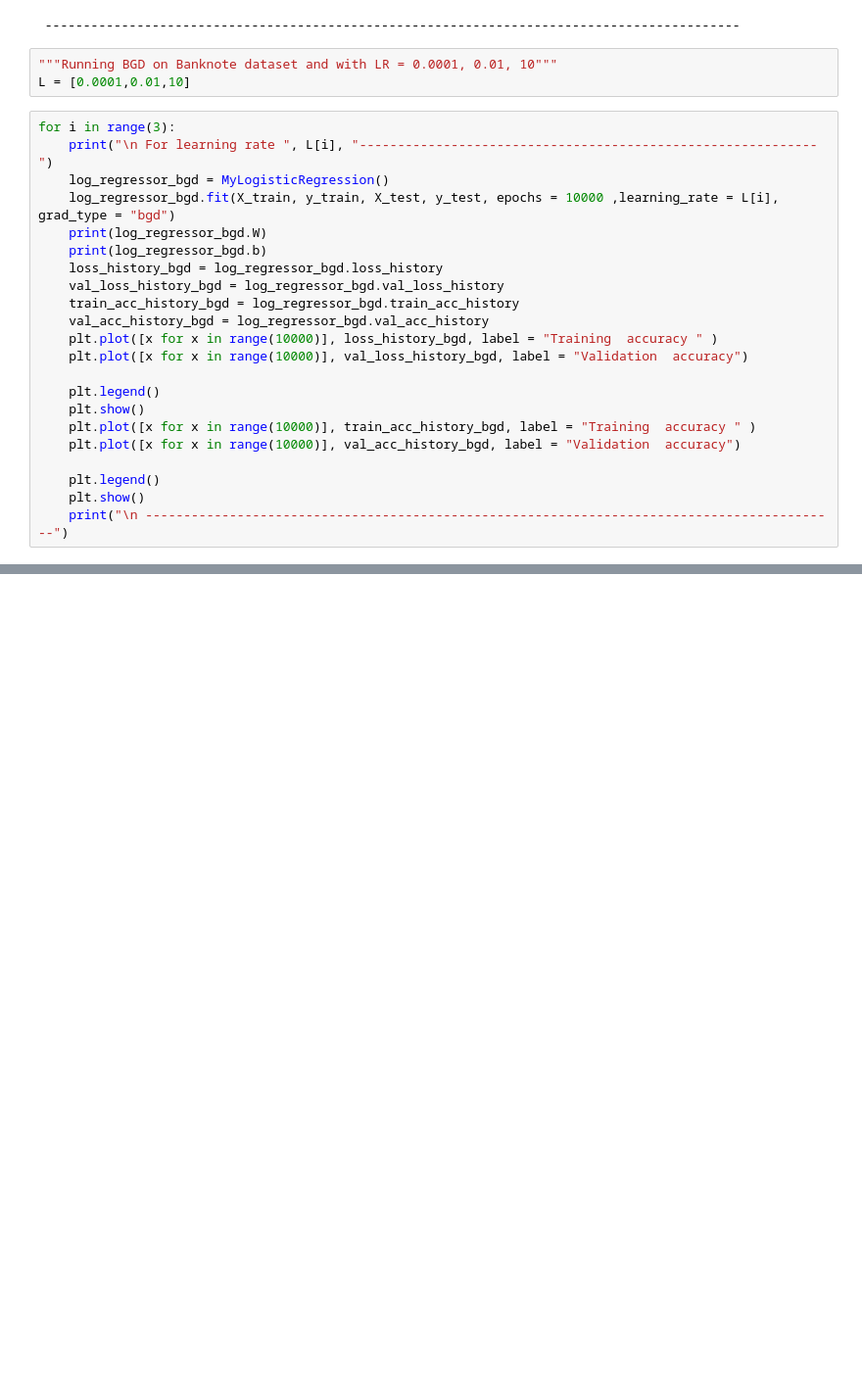
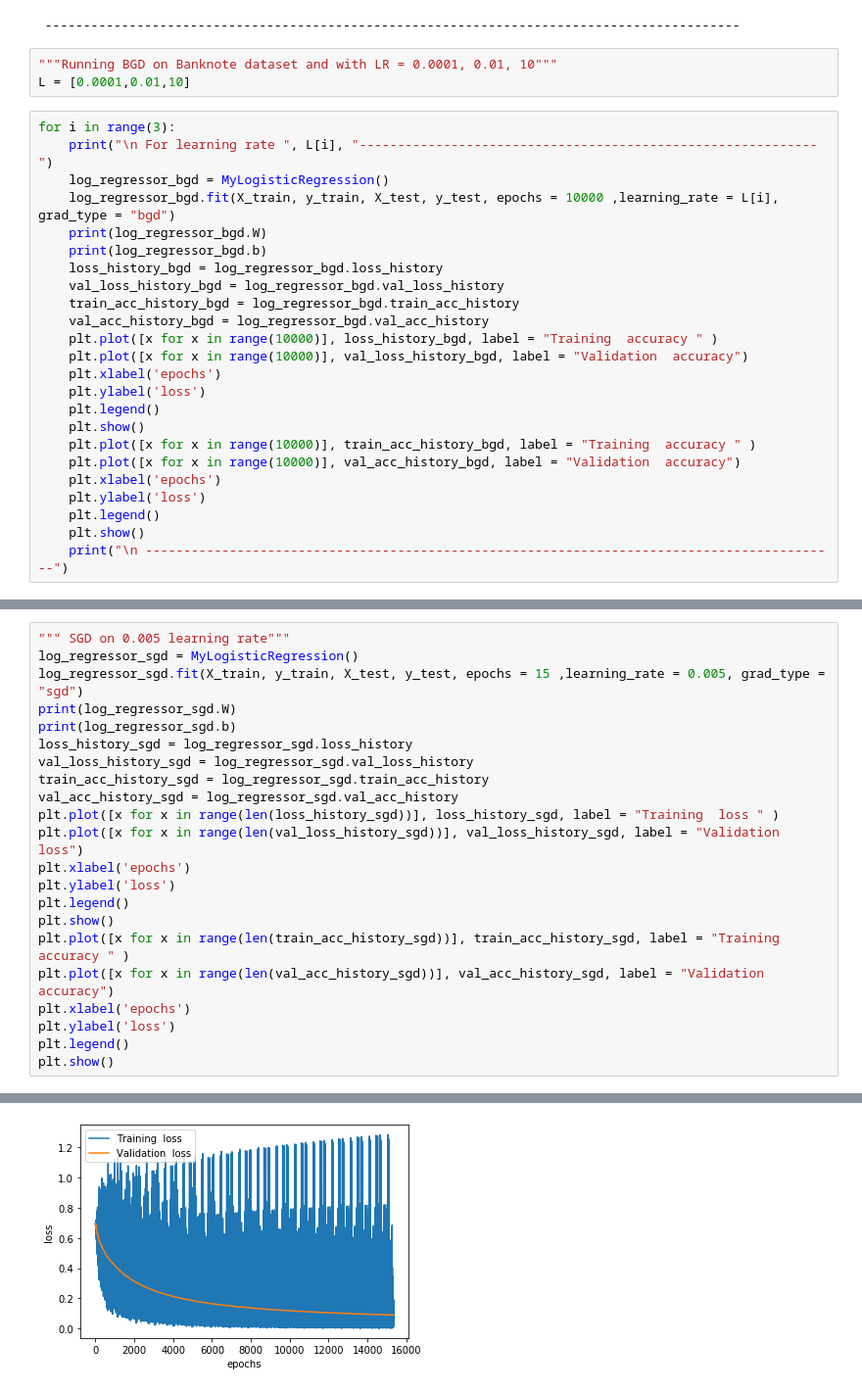
Before and after one commit to ArkaSarkar19/Machine-Learning-Assignments, a Jupyter notebook: Assignment1/LoR_models.ipynb, the cells around one changed output, grey strips where cells are left out. Shown at 98% size. Drawn from its saved outputs; the diff is of its cells as text; blank space fills up the shorter version.

```diff
--- a/Assignment1/LoR_models.ipynb
+++ b/Assignment1/LoR_models.ipynb
@@ -172,12 +194,14 @@ for i in range(3):
     val_acc_history_bgd = log_regressor_bgd.val_acc_history
     plt.plot([x for x in range(10000)], loss_history_bgd, label = "Training  accuracy " )
     plt.plot([x for x in range(10000)], val_loss_history_bgd, label = "Validation  accuracy")
-
+    plt.xlabel('epochs')
+    plt.ylabel('loss')
     plt.legend()
     plt.show()
     plt.plot([x for x in range(10000)], train_acc_history_bgd, label = "Training  accuracy " )
     plt.plot([x for x in range(10000)], val_acc_history_bgd, label = "Validation  accuracy")
-
+    plt.xlabel('epochs')
+    plt.ylabel('loss')
     plt.legend()
     plt.show()
     print("\n -------------------------------------------------------------------------------------------")
@@ -242,0 +271,23 @@ Training accuracy after  1000  iterations is :  99.06152241918666 %  | validatio
+# %%
+""" SGD on 0.005 learning rate"""
+log_regressor_sgd = MyLogisticRegression()
+log_regressor_sgd.fit(X_train, y_train, X_test, y_test, epochs = 15 ,learning_rate = 0.005, grad_type = "sgd")
+print(log_regressor_sgd.W)
+print(log_regressor_sgd.b)
+loss_history_sgd = log_regressor_sgd.loss_history
+val_loss_history_sgd = log_regressor_sgd.val_loss_history
+train_acc_history_sgd = log_regressor_sgd.train_acc_history
+val_acc_history_sgd = log_regressor_sgd.val_acc_history
+plt.plot([x for x in range(len(loss_history_sgd))], loss_history_sgd, label = "Training  loss " )
+plt.plot([x for x in range(len(val_loss_history_sgd))], val_loss_history_sgd, label = "Validation  loss")
+plt.xlabel('epochs')
+plt.ylabel('loss')
+plt.legend()
+plt.show()
+plt.plot([x for x in range(len(train_acc_history_sgd))], train_acc_history_sgd, label = "Training  accuracy " )
+plt.plot([x for x in range(len(val_acc_history_sgd))], val_acc_history_sgd, label = "Validation  accuracy")
+plt.xlabel('epochs')
+plt.ylabel('loss')
+plt.legend()
+plt.show()
+# %% [output]
@@ -242,0 +311 @@ Training accuracy after  1000  iterations is :  99.06152241918666 %  | validatio
+[figure, added]
```
Also changed, not shown: parts of 8 cells of this notebook, 1 other file.
